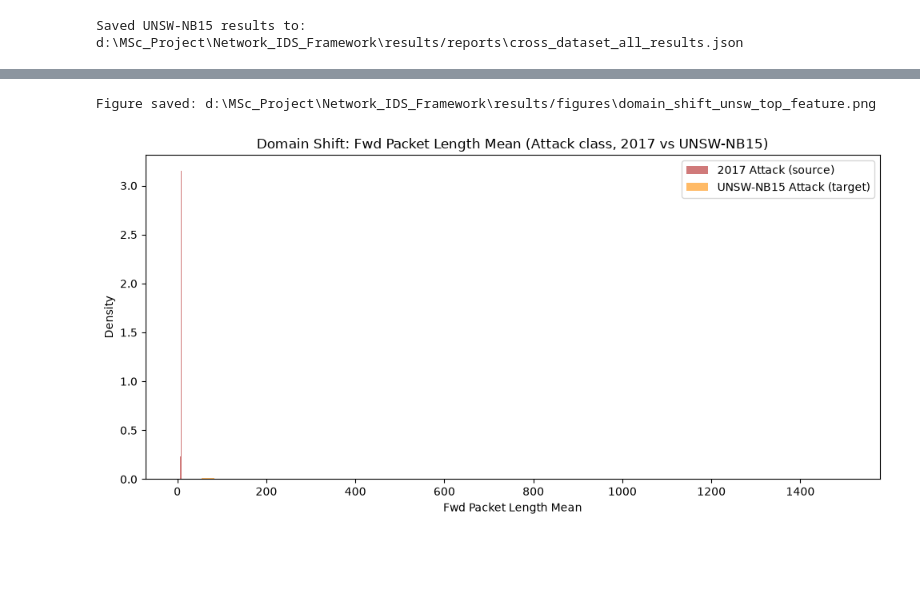
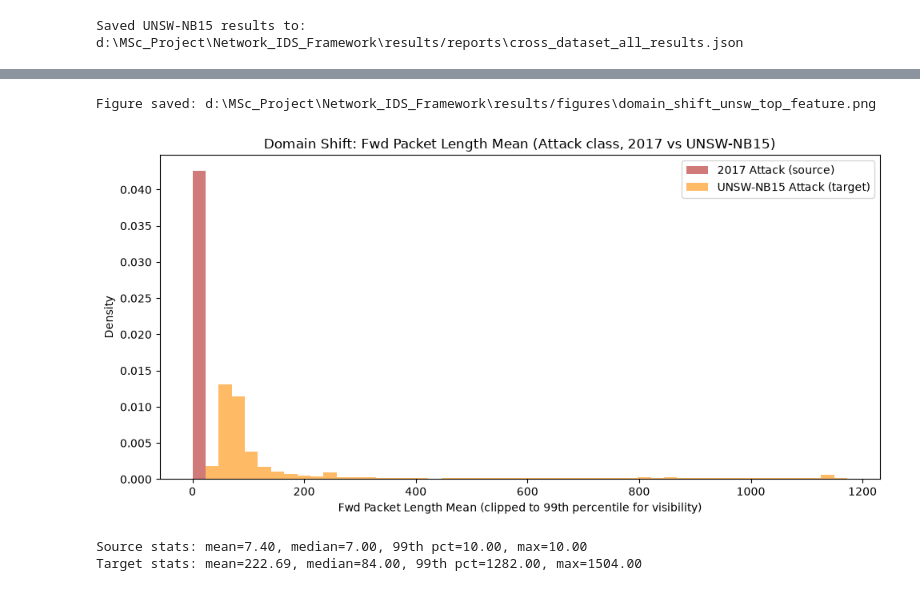
Before and after one commit to archaudhary-011/explainable-cross-dataset-nids, a Jupyter notebook: notebooks/13_unsw_cross_dataset.ipynb, the cells around one changed output, grey strips where cells are left out. Cells and saved outputs as stored; diff of their text form; code cells hidden in the pictures; blank space fills up the shorter version.

```diff
--- a/notebooks/13_unsw_cross_dataset.ipynb
+++ b/notebooks/13_unsw_cross_dataset.ipynb
@@ -263,21 +263,38 @@ Total Length of Fwd Packets      0.637851                0.767611
 Saved domain_shift_unsw_nb15.csv
 # %%
 import matplotlib.pyplot as plt
+import numpy as np
 from src.utils import save_figure
 
 top_feature_unsw = shift_attack_unsw.iloc[0]["feature"]
 
+source_vals = X_2017_attack_common[top_feature_unsw]
+target_vals = X_unsw_attack[top_feature_unsw]
+
+# Clip the DISPLAY range to the 99th percentile of the combined data,
+# so a small number of extreme outliers don't compress the entire
+# visible distribution into an unreadable sliver near zero.
+# The underlying KS test / statistics already used the FULL data -
+# this only affects what range the histogram displays.
+combined = pd.concat([source_vals, target_vals])
+x_max = combined.quantile(0.99)
+
 fig, ax = plt.subplots(figsize=(10, 5))
-ax.hist(X_2017_attack_common[top_feature_unsw], bins=50, alpha=0.6, label="2017 Attack (source)", density=True, color="firebrick")
-ax.hist(X_unsw_attack[top_feature_unsw], bins=50, alpha=0.6, label="UNSW-NB15 Attack (target)", density=True, color="darkorange")
+ax.hist(source_vals, bins=50, range=(0, x_max), alpha=0.6, label="2017 Attack (source)", density=True, color="firebrick")
+ax.hist(target_vals, bins=50, range=(0, x_max), alpha=0.6, label="UNSW-NB15 Attack (target)", density=True, color="darkorange")
 ax.set_title(f"Domain Shift: {top_feature_unsw} (Attack class, 2017 vs UNSW-NB15)")
-ax.set_xlabel(top_feature_unsw)
+ax.set_xlabel(f"{top_feature_unsw} (clipped to 99th percentile for visibility)")
 ax.set_ylabel("Density")
 ax.legend()
 plt.tight_layout()
 
 save_figure(fig, "domain_shift_unsw_top_feature.png", cfg)
 plt.show()
+
+print(f"Source stats: mean={source_vals.mean():.2f}, median={source_vals.median():.2f}, 99th pct={source_vals.quantile(0.99):.2f}, max={source_vals.max():.2f}")
+print(f"Target stats: mean={target_vals.mean():.2f}, median={target_vals.median():.2f}, 99th pct={target_vals.quantile(0.99):.2f}, max={target_vals.max():.2f}")
 # %% [output]
 Figure saved: d:\MSc_Project\Network_IDS_Framework\results/figures\domain_shift_unsw_top_feature.png
-[figure, old version]
+[figure, new version]
+Source stats: mean=7.40, median=7.00, 99th pct=10.00, max=10.00
+Target stats: mean=222.69, median=84.00, 99th pct=1282.00, max=1504.00
```
Also changed, not shown: 3 other files.
